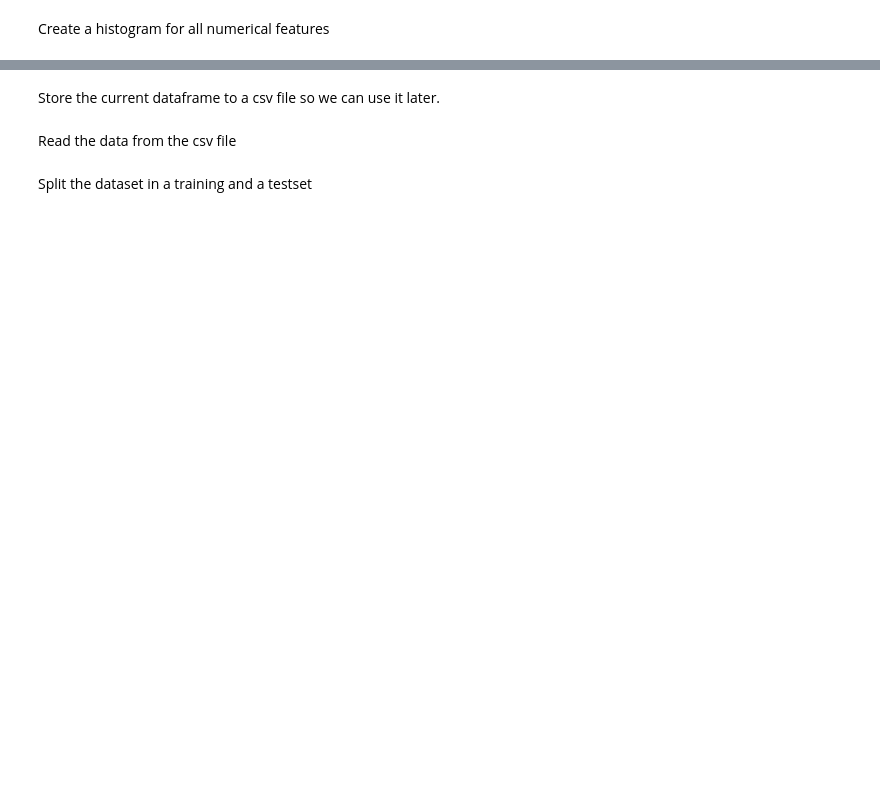
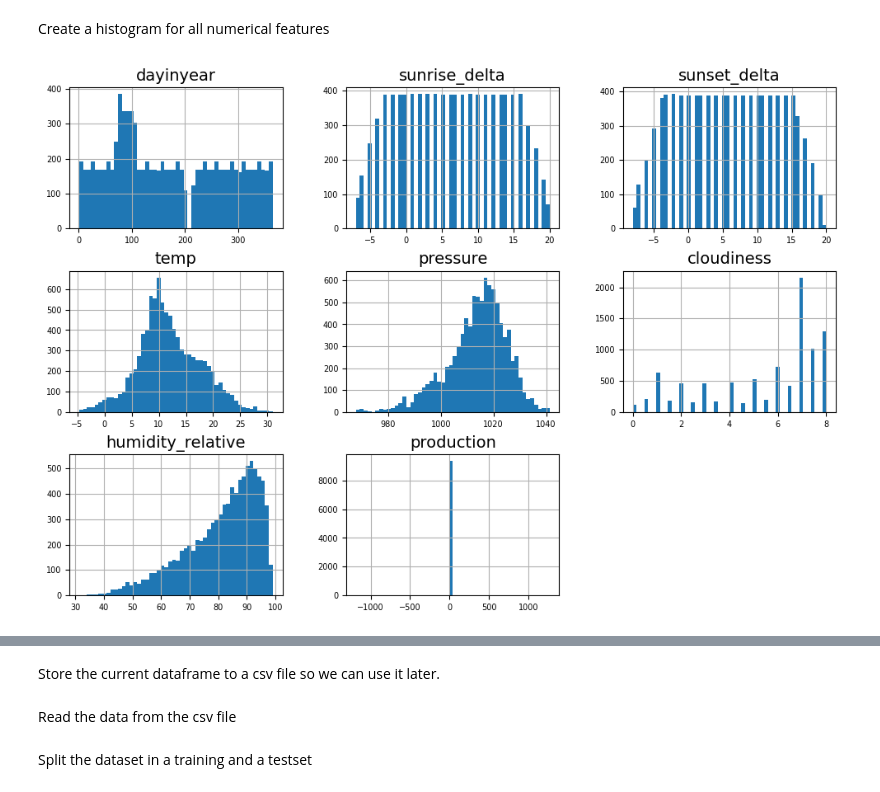
Before and after one commit to HOGENT-ML/course, a Jupyter notebook: 230-exercise_solar.ipynb, the cells around one changed output, grey strips where cells are left out. Saved outputs shown, nothing was run; the diff lists cells and outputs as text; code cells hidden in the pictures; blank space fills up the shorter version.

```diff
--- a/230-exercise_solar.ipynb
+++ b/230-exercise_solar.ipynb
@@ -86,2 +181,6 @@ sunrise_sunset.head()
 # %% [markdown]
 Combine solar and weather data in a single dataframe.
+# %%
+solar_weather = pd.merge(solar, weather, on=['date','hour'], how='inner')
+solar_weather.info()
+solar_weather.head()
@@ -88,2 +208,6 @@ Combine solar and weather data in a single dataframe.
 # %% [markdown]
 Now also combine this dataset with sunrise_sunset.
+# %%
+all = pd.merge(solar_weather,sunrise_sunset,how='left', on='date')
+all.info()
+all.head()
@@ -98,3 +245,16 @@ Only keep following features:
 - cloudiness
 - humidity
 - production (kW): yield of the current hour
+# %%
+def prepare_all(all):
+    all['date'] = pd.to_datetime(all['date'])
+    all['hour'] = all['hour'].astype('int')
+    all['dayinyear'] = all['date'].dt.strftime('%j').astype(int)
+    all['production'] = all['kwh'] - all['kwh'].shift(1)
+    all['sunrise_delta'] = all['hour'] - all['sunrise'].dt.hour # uren na zonsopgang
+    all['sunset_delta'] = all['sunset'].dt.hour - all['hour'] # uren voor zonsondergang
+    return all[['dayinyear','sunrise_delta','sunset_delta','temp','pressure','cloudiness','humidity_relative','production']]
+
+all_final = prepare_all(all)
+all_final.info()
+print(all_final.head(30))
@@ -101,2 +279,16 @@ Only keep following features:
 # %% [markdown]
 Create a histogram for all numerical features
+# %%
+import matplotlib.pyplot as plt
+
+# extra code – the next 5 lines define the default font sizes
+plt.rc('font', size=14)
+plt.rc('axes', labelsize=14, titlesize=14)
+plt.rc('legend', fontsize=14)
+plt.rc('xtick', labelsize=7)
+plt.rc('ytick', labelsize=7)
+
+all_final.hist(bins=50, figsize=(12, 8))
+plt.show()
+# %% [output]
+[figure, added]
```
Also changed, not shown: parts of 25 cells of this notebook, 5 other files.
